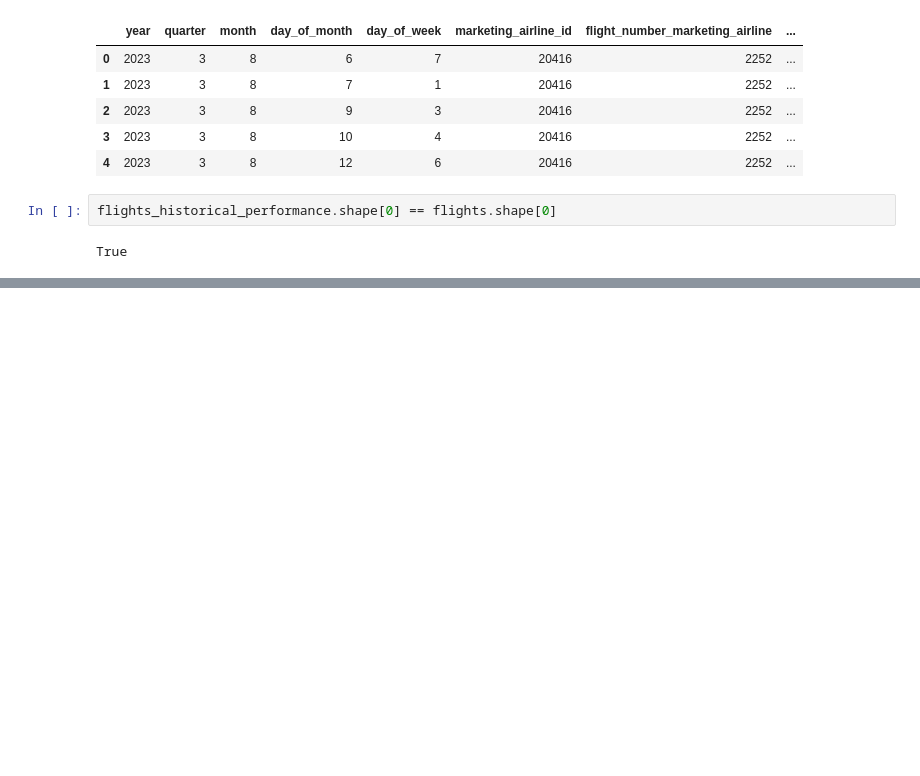
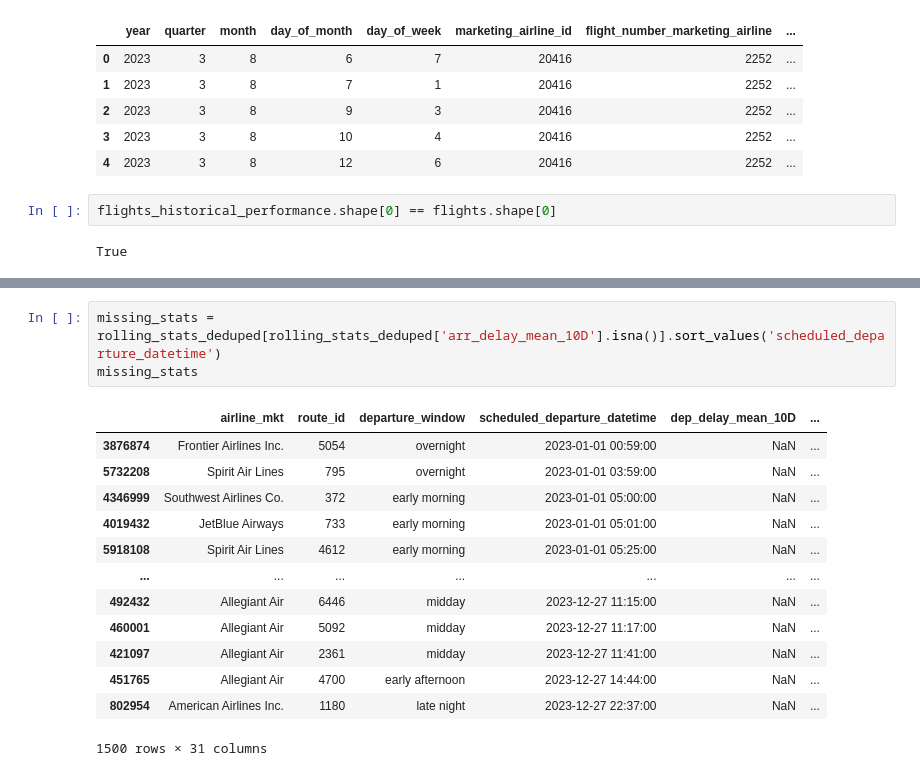
Before and after one commit to dezertdweller/flight-cancellations, a Jupyter notebook: notebooks/historical_performance.ipynb, the cells around one changed output, grey strips where cells are left out. Drawn from its saved outputs; the diff is of its cells as text; blank space fills up the shorter version.

```diff
--- a/notebooks/historical_performance.ipynb
+++ b/notebooks/historical_performance.ipynb
@@ -371,0 +387,17 @@ True
+# %%
+missing_stats = rolling_stats_deduped[rolling_stats_deduped['arr_delay_mean_10D'].isna()].sort_values('scheduled_departure_datetime')
+missing_stats
+# %% [output]
+|  | airline_mkt | route_id | departure_window | scheduled_departure_datetime | dep_delay_mean_10D | ... |
+| 3876874 | Frontier Airlines Inc. | 5054 | overnight | 2023-01-01 00:59:00 | NaN | ... |
+| 5732208 | Spirit Air Lines | 795 | overnight | 2023-01-01 03:59:00 | NaN | ... |
+| 4346999 | Southwest Airlines Co. | 372 | early morning | 2023-01-01 05:00:00 | NaN | ... |
+| 4019432 | JetBlue Airways | 733 | early morning | 2023-01-01 05:01:00 | NaN | ... |
+| 5918108 | Spirit Air Lines | 4612 | early morning | 2023-01-01 05:25:00 | NaN | ... |
+| ... | ... | ... | ... | ... | ... | ... |
+| 492432 | Allegiant Air | 6446 | midday | 2023-12-27 11:15:00 | NaN | ... |
+| 460001 | Allegiant Air | 5092 | midday | 2023-12-27 11:17:00 | NaN | ... |
+| 421097 | Allegiant Air | 2361 | midday | 2023-12-27 11:41:00 | NaN | ... |
+| 451765 | Allegiant Air | 4700 | early afternoon | 2023-12-27 14:44:00 | NaN | ... |
+| 802954 | American Airlines Inc. | 1180 | late night | 2023-12-27 22:37:00 | NaN | ... |
+1500 rows × 31 columns
```
Also changed, not shown: parts of 34 cells of this notebook, 4 other files.
